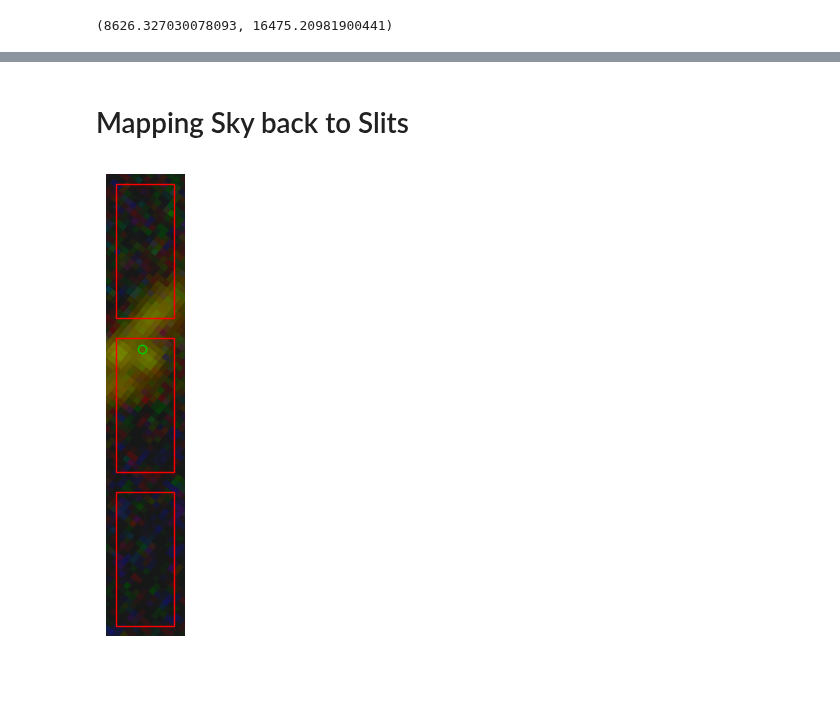
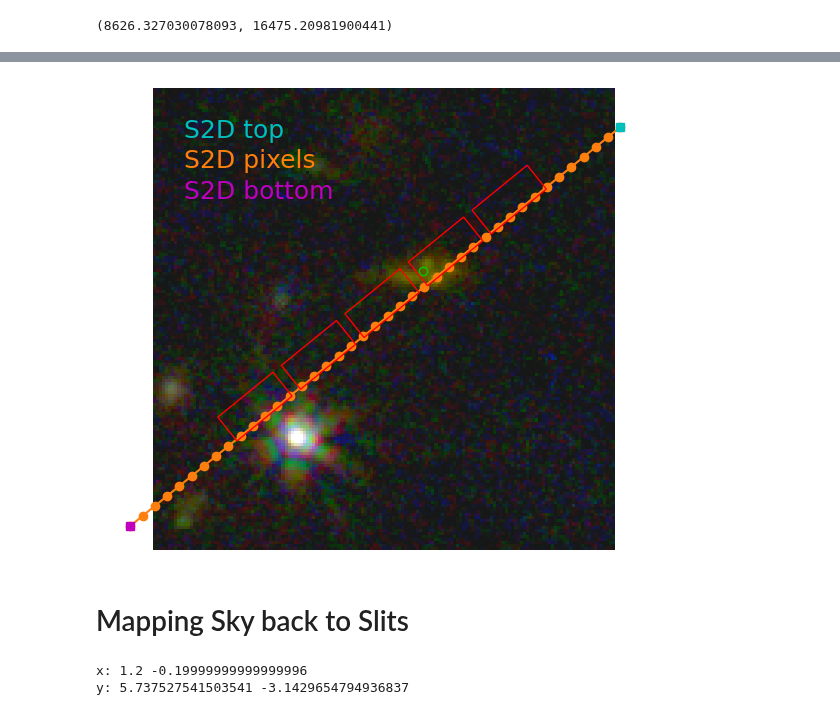
Before and after one commit to dancoe/NIRSpec, a Jupyter notebook: NIRSpec MOS slits to sky.ipynb, the cells around one changed output, grey strips where cells are left out. Drawn from its saved outputs; the diff is of its cells as text; code cells hidden in the pictures; blank space fills up the shorter version.

```diff
--- a/NIRSpec MOS slits to sky.ipynb
+++ b/NIRSpec MOS slits to sky.ipynb
@@ -427,2 +490,38 @@ plt.show()
+# %%
+s2d_coordinates = SkyCoord(ra=ra_s2d*u.deg, dec=dec_s2d*u.deg)
+s2d_x, s2d_y = image_wcs.world_to_pixel(s2d_coordinates)
+# %%
+fig, ax = plt.subplots(1, 1, figsize=(9.5, 6))
+
+if showing_color_image:
+    ax.imshow(NIRCam_image[slices], extent=extent, origin='lower')
+else:
+    norm = simple_norm(NIRCam_image[slices], 'asinh', percent=99)
+    ax.imshow(NIRCam_image[slices], extent=extent, origin='lower', cmap='gray', norm=norm)
+
+plt.plot(source_x, source_y, 'o', mec=source_color, mfc='None')
+
+for i in range(len(source_shutter_table)):
+    slitlet_ra, slitlet_dec, zero = slit_to_sky(open_slit_x_corners + dx_slit[i], open_slit_y_corners + dy_slit[i], 0)
+    slit_coordinates = SkyCoord(ra=slitlet_ra*u.deg, dec=slitlet_dec*u.deg)
+    xy = x, y = image_wcs.world_to_pixel(slit_coordinates)
+    x -= dx_obs
+    y -= dy_obs
+    xy = np.array([x, y]).T
+    patch = matplotlib.patches.Polygon(xy, fc='None', ec=slit_color, alpha=1, zorder=100)
+    ax.add_patch(patch)
+
+plt.plot(s2d_x, s2d_y, '-o')
+plt.plot(s2d_x[-1], s2d_y[-1], 's', color='c')
+plt.plot(s2d_x[0],  s2d_y[0],  's', color='m')
+
+plt.text(xlo+10, yhi-10, 'S2D top',    color='c',  va='top', fontsize=18)
+plt.text(xlo+10, yhi-20, 'S2D pixels', color='C1', va='top', fontsize=18)
+plt.text(xlo+10, yhi-30, 'S2D bottom', color='m',  va='top', fontsize=18)
+
+ax.axis('off')  # hide the axis coordinates, ticks, and labels
+plt.show()
+# %% [output]
+[figure, added]
 # %% [markdown]
 # Mapping Sky back to Slits
@@ -446,21 +528,17 @@ slit_stamp = NIRCam_image[np.round(y_image-dy_obs).astype(int), np.round(x_image
-# %%
-fig = plt.figure(figsize=(9.5, 6))
-ax = fig.add_subplot(1, 1, 1)
-slit_extent = x_slit[0,0], x_slit[0,-1], y_slit[0,0], y_slit[-1,0]
-aspect = open_slit_y_size / open_slit_x_size
-
-#if showing_color_image:
-# Don't bother checking: cmap will be ignored for color image
-# and automatic linear scaling could be okay in this region
-ax.imshow(slit_stamp, origin='lower', aspect=aspect, extent=slit_extent, cmap='gray')
-
-for dy in -1,0,1:
-    xy_corners = np.array([open_slit_x_corners, open_slit_y_corners+dy*y_scale_open_to_full]).T
-    patch = matplotlib.patches.Polygon(xy_corners, fc='None', ec=slit_color, alpha=1, zorder=100)
-    ax.add_patch(patch)
-
-plt.plot(estimated_source_in_shutter_x, estimated_source_in_shutter_y, 'o', mec=source_color, mfc='None')
-
-plt.axis('off');  # hide the axis coordinates, ticks, and labels
-# %% [output]
-[figure, removed]
+# %%
+# Use full extent of S2D in spatial cross-dispersion direction
+slit_x, slit_y, zero = sky_to_slit(ra_s2d, dec_s2d, 0)  # slit coordinates
+y_slit_lo = slit_y[0]
+y_slit_hi = slit_y[-1]
+y_slit_lo, y_slit_hi
+
+# Single slit width + some padding in the dispersion direction
+x_slit_hi = 1.2  # 1.0 is just the open slit + half bar; add extra for padding
+x_slit_lo = - (x_slit_hi - 1)
+x_slit_lo, x_slit_hi = x_slit_hi, x_slit_lo  # need to transpose?
+
+print('x:', x_slit_lo, x_slit_hi)
+print('y:', y_slit_lo, y_slit_hi)
+# %% [output]
+x: 1.2 -0.19999999999999996
+y: 5.737527541503541 -3.1429654794936837
```
Also changed, not shown: parts of 56 cells of this notebook.
